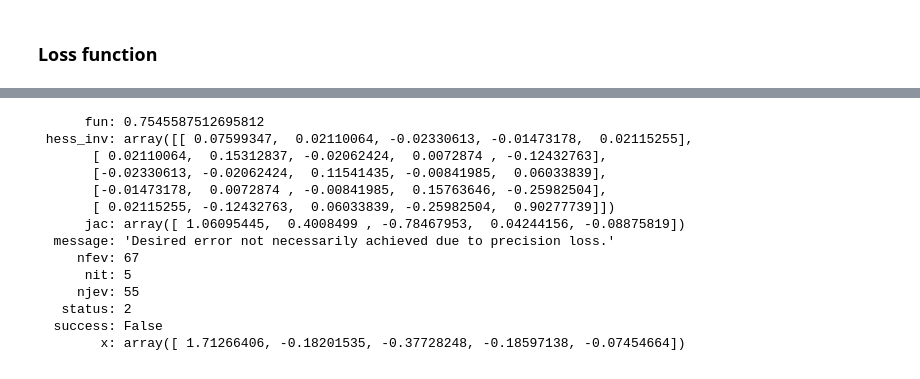
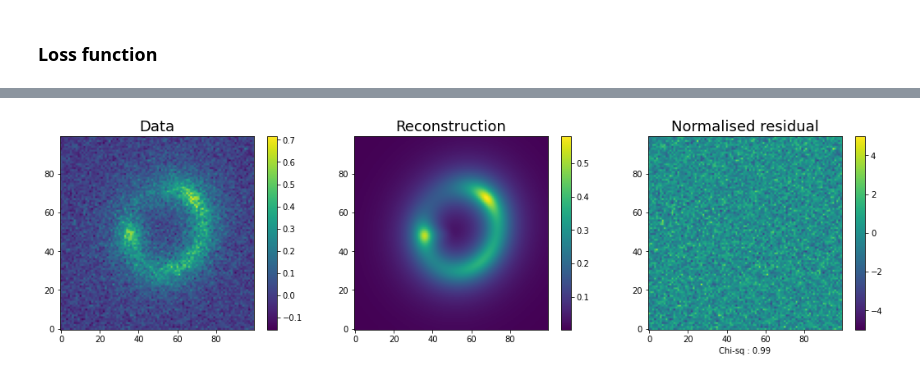
Before and after one commit to Herculens/herculens, a Jupyter notebook: notebooks/test1.ipynb, the cells around one changed output, grey strips where cells are left out. Saved outputs shown, nothing was run; the diff lists cells and outputs as text; code cells hidden in the pictures.

```diff
--- a/notebooks/test1.ipynb
+++ b/notebooks/test1.ipynb
@@ -230,2 +210,4 @@ grad_func([1.5, -0.03, 0.02, 0.0, 0.0])
 # %%
-opt = minimize(func, [1.0, 0., 0.0001, 0.0, 0.0], method='BFGS', jac=grad_func)
+p_init = [1.0, 1.0, 1.0, 0.0, 0.0]  # kwargs_source_light
+opt = minimize(func, p_init, method='BFGS', jac=grad_func)
+opt
@@ -232,17 +235,24 @@ opt = minimize(func, [1.0, 0., 0.0001, 0.0, 0.0], method='BFGS', jac=grad_func)
 # %%
-opt
+p_final = {'kwargs_lens_mass': kwargs_lens_mass,
+           'kwargs_source_light': [{'amp': opt.x[0], 'R_sersic': opt.x[1], 'n_sersic': opt.x[2],
+                                    'center_x': opt.x[3], 'center_y': opt.x[4]}],
+           'kwargs_lens_light': kwargs_lens_light}
+rec = image_model.image(kwargs_lens=p_final['kwargs_lens_mass'],
+                        kwargs_source=p_final['kwargs_source_light'],
+                        kwargs_lens_light=p_final['kwargs_lens_light'],
+                        kwargs_ps={})
-# %% [output]
-      fun: 0.7545587512695812
- hess_inv: array([[ 0.07599347,  0.02110064, -0.02330613, -0.01473178,  0.02115255],
-       [ 0.02110064,  0.15312837, -0.02062424,  0.0072874 , -0.12432763],
-       [-0.02330613, -0.02062424,  0.11541435, -0.00841985,  0.06033839],
-       [-0.01473178,  0.0072874 , -0.00841985,  0.15763646, -0.25982504],
-       [ 0.02115255, -0.12432763,  0.06033839, -0.25982504,  0.90277739]])
-      jac: array([ 1.06095445,  0.4008499 , -0.78467953,  0.04244156, -0.08875819])
-  message: 'Desired error not necessarily achieved due to precision loss.'
-     nfev: 67
-      nit: 5
-     njev: 55
-   status: 2
-  success: False
-        x: array([ 1.71266406, -0.18201535, -0.37728248, -0.18597138, -0.07454664])
+# %%
+fig, axes = plt.subplots(1, 3, figsize=(15, 4))
+ax1, ax2, ax3 = axes
+img1 = ax1.imshow(data, origin='lower')
+ax1.set_title("Data", fontsize=FS)
+img2 = ax2.imshow(rec, origin='lower')
+ax2.set_title("Reconstruction", fontsize=FS)
+img3 = ax3.imshow((data - rec) / jnp.sqrt(noise_var), origin='lower', vmin=-5, vmax=5)
+ax3.set_title("Normalised residual", fontsize=FS)
+ax3.set_xlabel(f"Chi-sq : {2 * loss(p_final):.2f}")
+for img, ax in zip((img1, img2, img3), axes):
+    fig.colorbar(img, ax=ax)
+fig.tight_layout()
+# %% [output]
+[figure, added]
```
Also changed, not shown: parts of 23 cells of this notebook, 5 other files.
